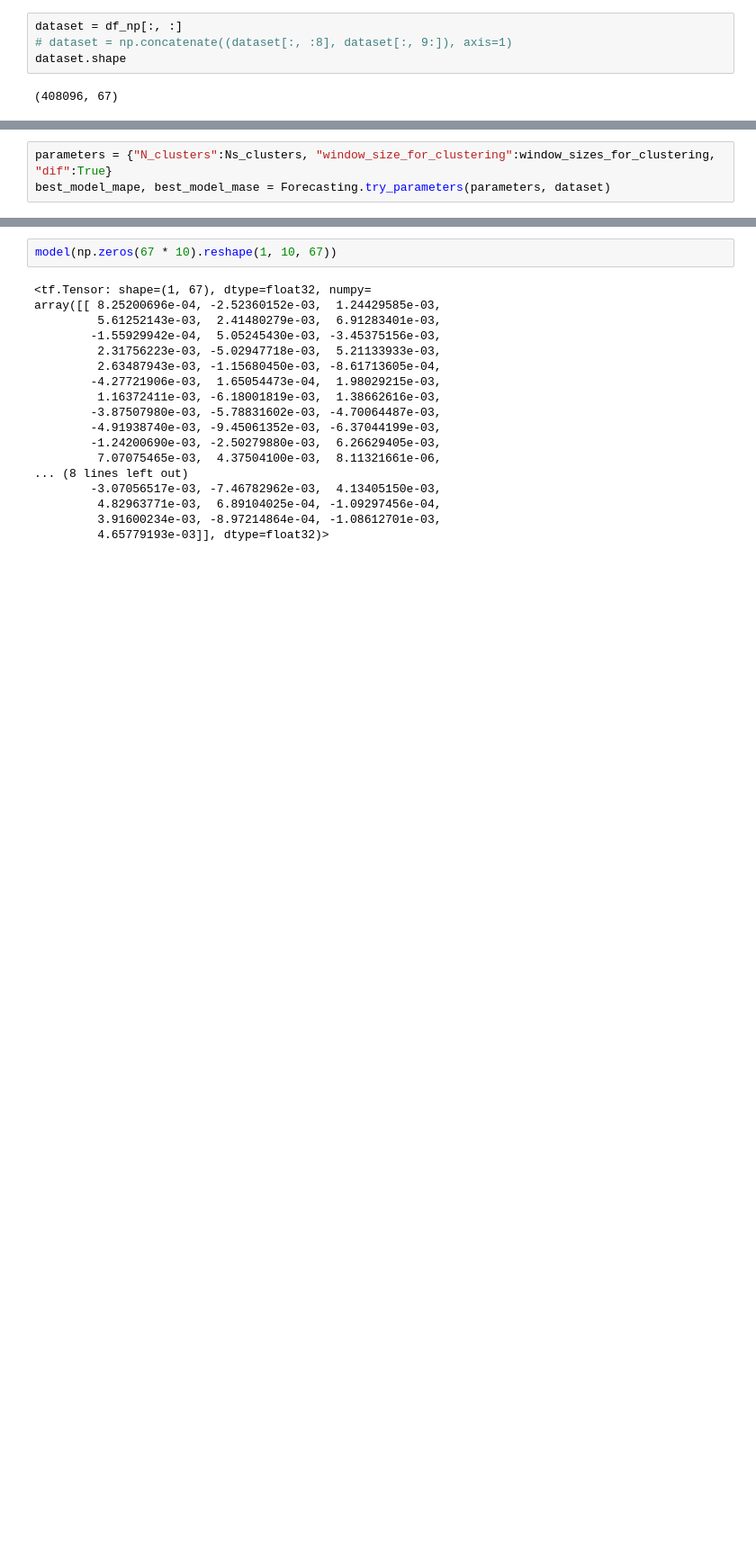
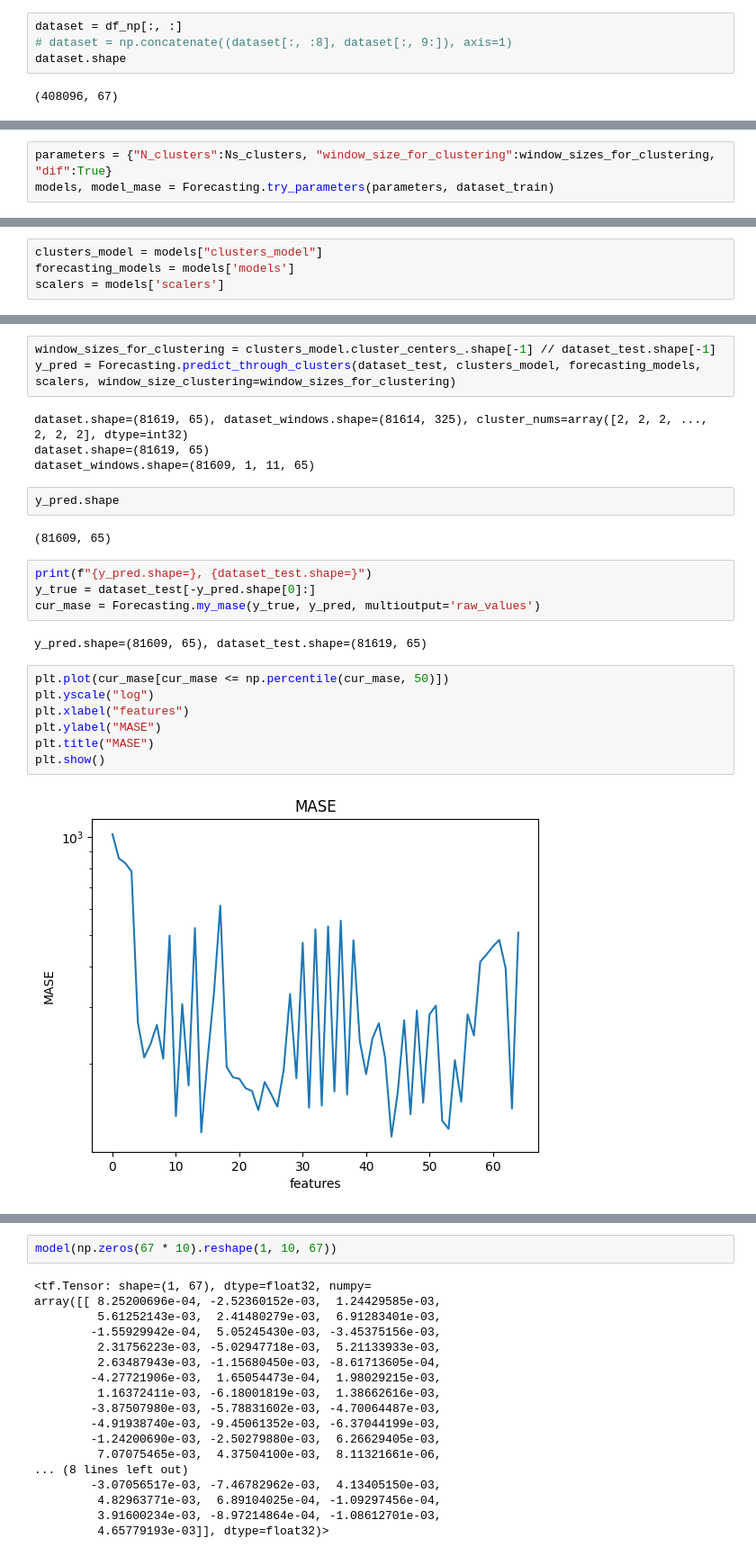
Before and after one commit to VeryLittleAnna/time_series, a Jupyter notebook: clear_notebook.ipynb, the cells around one changed output, grey strips where cells are left out. Shown at 90% size. Saved outputs shown, nothing was run; the diff lists cells and outputs as text; blank space fills up the shorter version.

Commit message:
Написана функция для тестирования целиком метода: выбор кластера и предсказание соответствующей моделью. И исправила функцию try_parameters.

```diff
--- a/clear_notebook.ipynb
+++ b/clear_notebook.ipynb
@@ -43,4 +161,4 @@ from collections import defaultdict
 # %%
 parameters = {"N_clusters":Ns_clusters, "window_size_for_clustering":window_sizes_for_clustering, "dif":True}
-best_model_mape, best_model_mase = Forecasting.try_parameters(parameters, dataset)
+models, model_mase = Forecasting.try_parameters(parameters, dataset_train)
 # %% [output]
@@ -65,0 +204,4 @@ model = best_model_mape[0]
+# %%
+clusters_model = models["clusters_model"]
+forecasting_models = models['models']
+scalers = models['scalers']
@@ -65,0 +215,26 @@ model = best_model_mape[0]
+# %%
+window_sizes_for_clustering = clusters_model.cluster_centers_.shape[-1] // dataset_test.shape[-1]
+y_pred = Forecasting.predict_through_clusters(dataset_test, clusters_model, forecasting_models, scalers, window_size_clustering=window_sizes_for_clustering)
+# %% [output]
+dataset.shape=(81619, 65), dataset_windows.shape=(81614, 325), cluster_nums=array([2, 2, 2, ..., 2, 2, 2], dtype=int32)
+dataset.shape=(81619, 65)
+dataset_windows.shape=(81609, 1, 11, 65)
+# %%
+y_pred.shape
+# %% [output]
+(81609, 65)
+# %%
+print(f"{y_pred.shape=}, {dataset_test.shape=}")
+y_true = dataset_test[-y_pred.shape[0]:]
+cur_mase = Forecasting.my_mase(y_true, y_pred, multioutput='raw_values')
+# %% [output]
+y_pred.shape=(81609, 65), dataset_test.shape=(81619, 65)
+# %%
+plt.plot(cur_mase[cur_mase <= np.percentile(cur_mase, 50)])
+plt.yscale("log")
+plt.xlabel("features")
+plt.ylabel("MASE")
+plt.title("MASE")
+plt.show()
+# %% [output]
+[figure, added]
```
Also changed, not shown: parts of 34 cells of this notebook, 4 other files.
